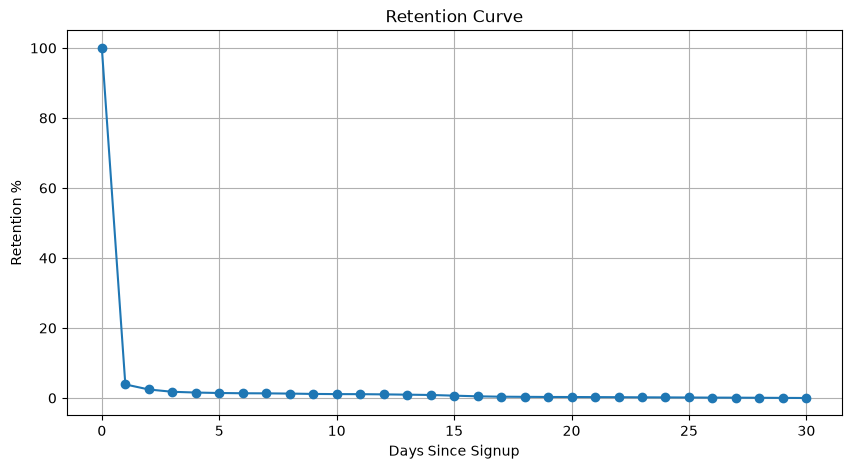
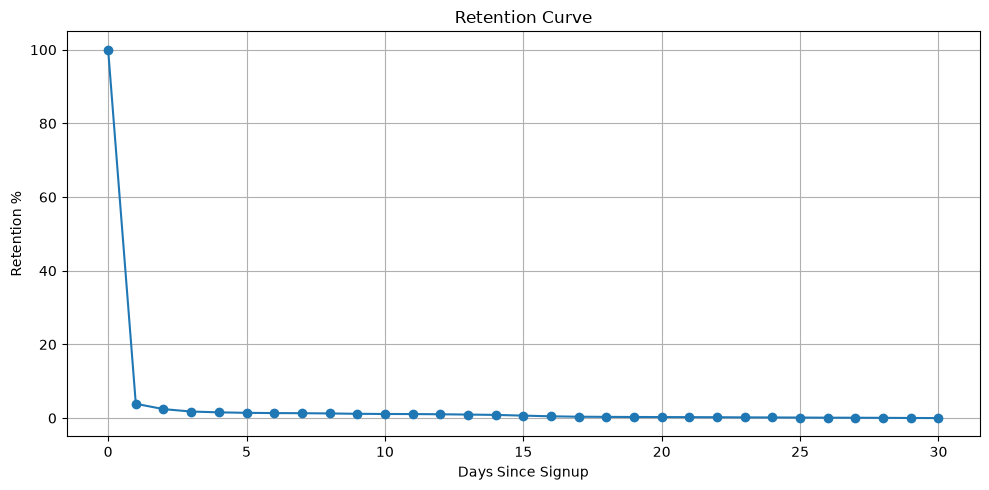
Unified diff of the notebook cell whose output changed from the first chart to the second:
--- before
+++ after
@@ -18,3 +18,13 @@
 plt.grid(True)
 
+plt.tight_layout()
+
+plt.savefig(
+    "../outputs/retention_curve.png",
+    bbox_inches="tight"
+)
+
+print("saved")
+
 plt.show()
+plt.close()

Commit: Update notebooks and dashboard files